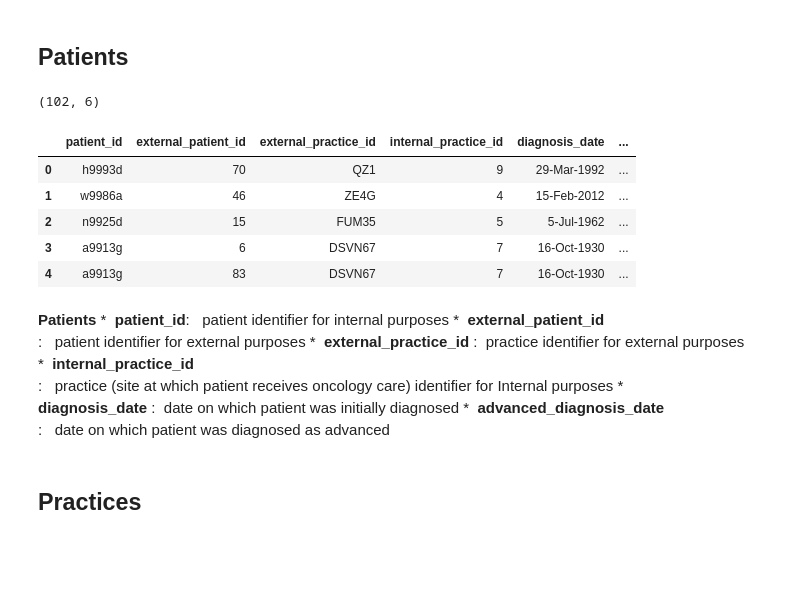
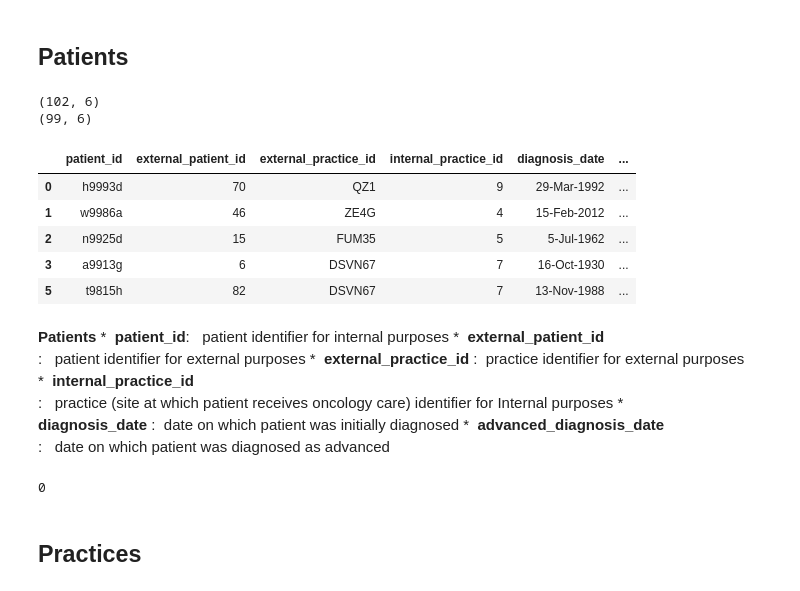
Before and after one commit to btq/FI_questions, a Jupyter notebook: flatiron_questions_6132016.ipynb, the cells around one changed output. Drawn from its saved outputs; the diff is of its cells as text; code cells hidden in the pictures; blank space fills up the shorter version.

```diff
--- a/flatiron_questions_6132016.ipynb
+++ b/flatiron_questions_6132016.ipynb
@@ -167,15 +269,18 @@ demos_df.groupby('risk').describe()
 # %%
 patients_df = pd.read_csv(patients_f)
 print patients_df.shape
+patients_df.drop_duplicates(subset=['patient_id','diagnosis_date'],inplace=True)
+print patients_df.shape
 patients_df.head()
 # %% [output]
 (102, 6)
+(99, 6)
 |  | patient_id | external_patient_id | external_practice_id | internal_practice_id | diagnosis_date | ... |
 | 0 | h9993d | 70 | QZ1 | 9 | 29-Mar-1992 | ... |
 | 1 | w9986a | 46 | ZE4G | 4 | 15-Feb-2012 | ... |
 | 2 | n9925d | 15 | FUM35 | 5 | 5-Jul-1962 | ... |
 | 3 | a9913g | 6 | DSVN67 | 7 | 16-Oct-1930 | ... |
-| 4 | a9913g | 83 | DSVN67 | 7 | 16-Oct-1930 | ... |
+| 5 | t9815h | 82 | DSVN67 | 7 | 13-Nov-1988 | ... |
 # %% [markdown]
 **Patients**
 *  **patient_id**:   patient identifier for internal purposes
@@ -184,6 +289,10 @@ patients_df.head()
 *  **internal_practice_id** :   practice (site at which patient receives oncology care) identifier for Internal purposes
 *  **diagnosis_date** :  date on which patient was initially diagnosed
 *  **advanced_diagnosis_date** :   date on which patient was diagnosed as advanced
+# %%
+patients_df.duplicated(subset=['patient_id','diagnosis_date']).sum()
+# %% [output]
+0
 # %% [markdown]
 ## Practices
 # %%
```
Also changed, not shown: parts of 23 cells of this notebook, 3 other files.
